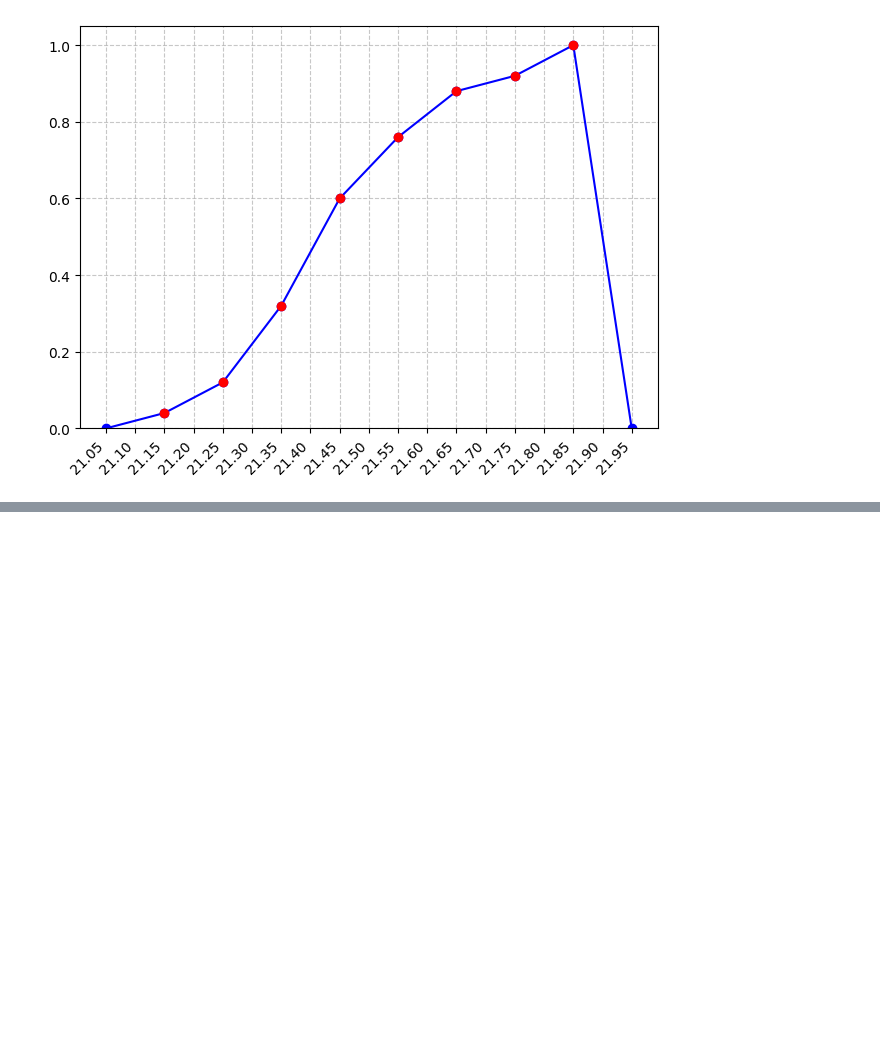
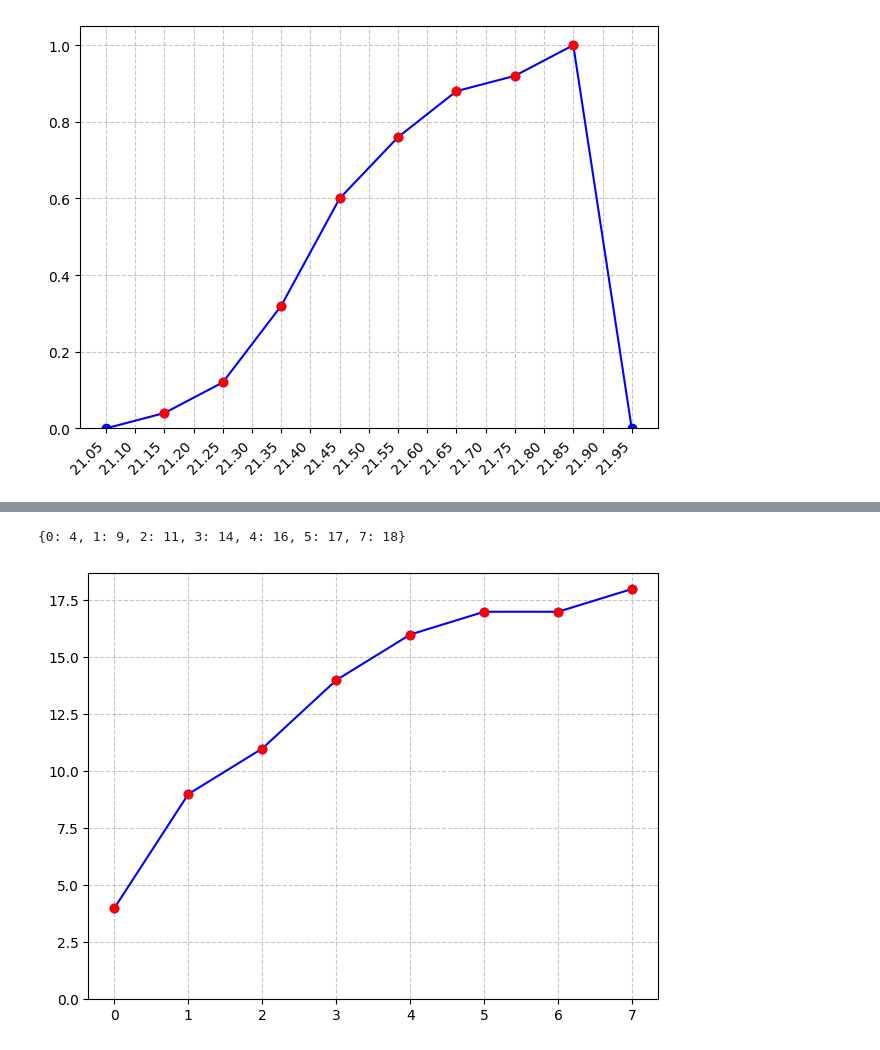
Before and after one commit to JoaoVCMiranda/estatistica, a Jupyter notebook: Capítulo 2.ipynb, the cells around one changed output, grey strips where cells are left out. Saved outputs shown, nothing was run; the diff lists cells and outputs as text; code cells hidden in the pictures; blank space fills up the shorter version.

```diff
--- a/Capítulo 2.ipynb
+++ b/Capítulo 2.ipynb
@@ -358,0 +392,6 @@ poligono_frequencias(get_frequencias_relativas_acumuladas(dados_pag_13))
+# %%
+print(get_frequencias_acumuladas(dados_pag_19_1))
+poligono_frequencias_acumuladas(get_frequencias_acumuladas(dados_pag_19_1))
+# %% [output]
+{0: 4, 1: 9, 2: 11, 3: 14, 4: 16, 5: 17, 7: 18}
+[figure, added]
```
Also changed, not shown: parts of 17 cells of this notebook, 1 other file.
